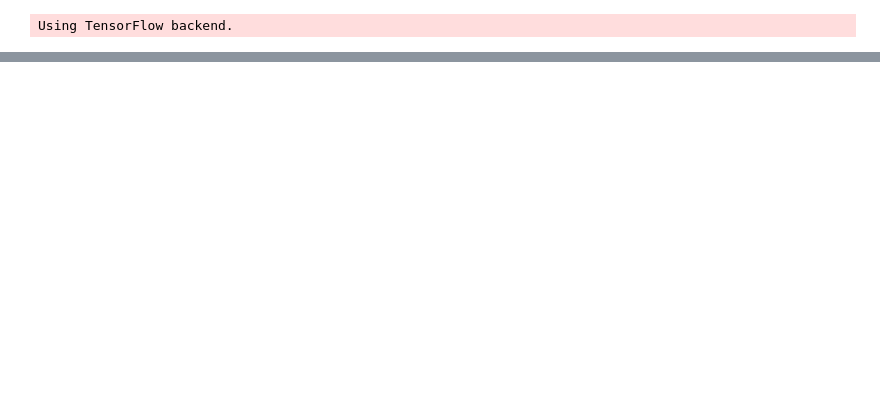
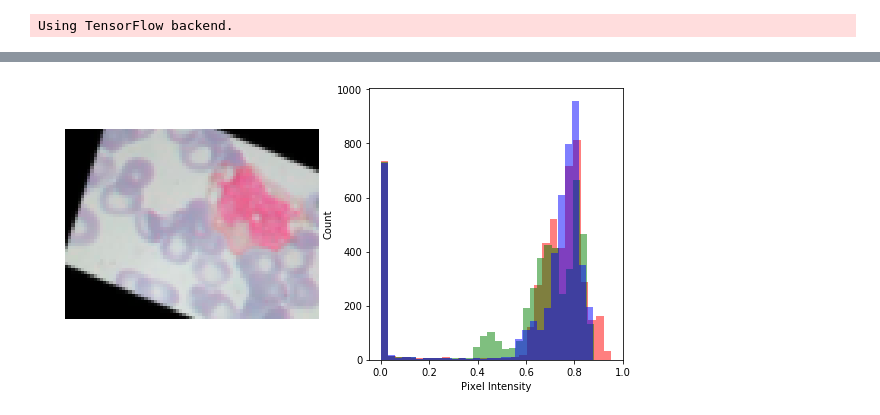
Before and after one commit to ighosh98/blood-cell-detector, a Jupyter notebook: phase1.ipynb, the cells around one changed output, grey strips where cells are left out. Drawn from its saved outputs; the diff is of its cells as text; code cells hidden in the pictures; blank space fills up the shorter version.

```diff
--- a/phase1.ipynb
+++ b/phase1.ipynb
@@ -55,0 +230,8 @@ class2 = {0:'Mononuclear',1:'Polynuclear'}
+# %%
+X_train=np.array(X_train)
+X_train=X_train/255.0
+X_test=np.array(X_test)
+X_test=X_test/255.0
+plotHistogram(X_train[1])
+# %% [output]
+[figure, added]
```
Also changed, not shown: parts of 13 cells of this notebook.
